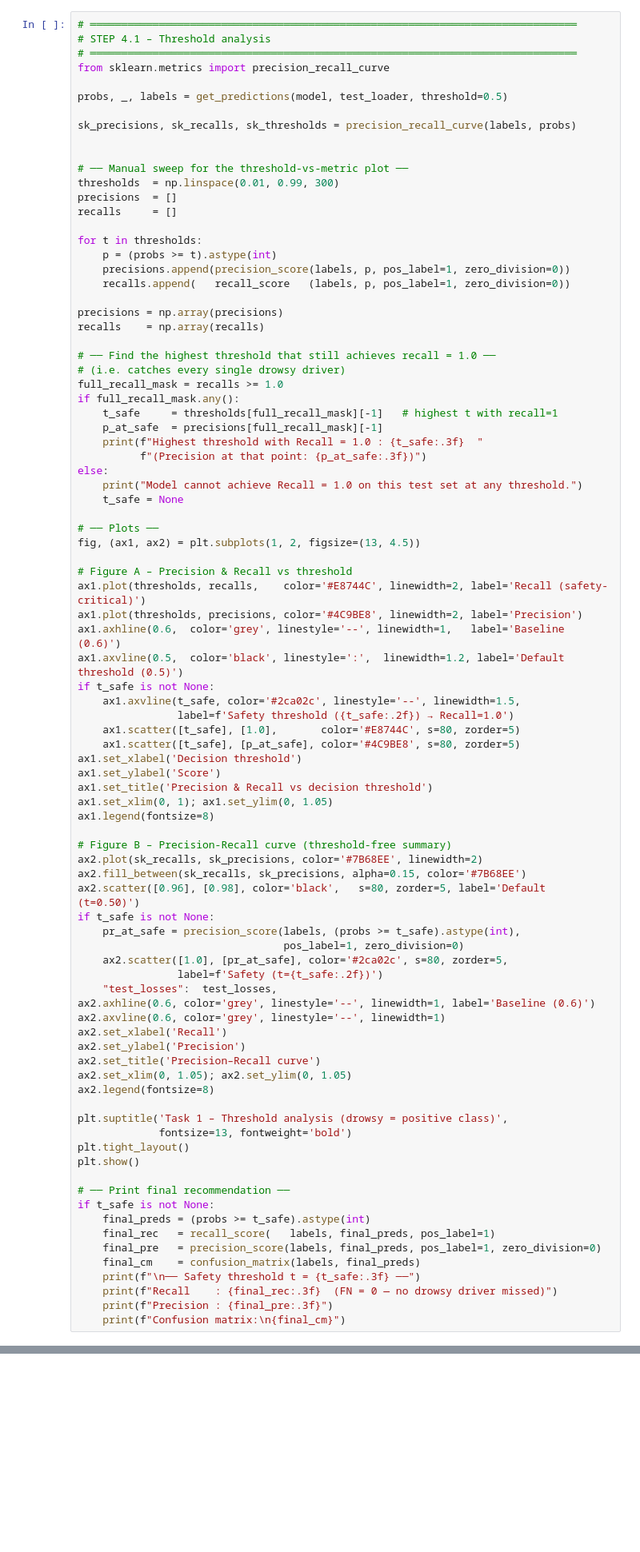
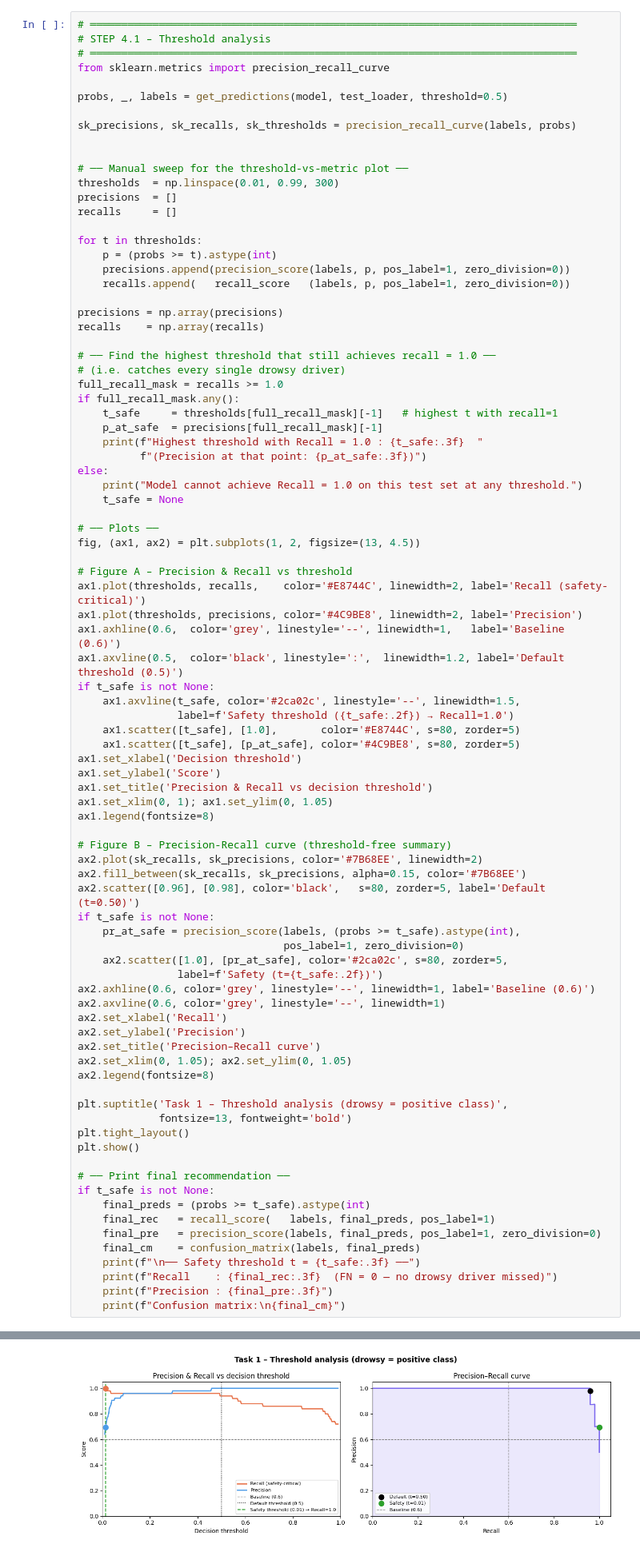
Before and after one commit to ricteland/-2AMM10-A2-Evangelists, a Jupyter notebook: assignment2_skeleton.ipynb, the cells around one changed output, grey strips where cells are left out. Shown at 80% size. Drawn from its saved outputs; the diff is of its cells as text; blank space fills up the shorter version.

```diff
--- a/assignment2_skeleton.ipynb
+++ b/assignment2_skeleton.ipynb
@@ -791,7 +804,6 @@ if t_safe is not None:
                                  pos_label=1, zero_division=0)
     ax2.scatter([1.0], [pr_at_safe], color='#2ca02c', s=80, zorder=5,
                 label=f'Safety (t={t_safe:.2f})')
-    "test_losses":  test_losses,
 ax2.axhline(0.6, color='grey', linestyle='--', linewidth=1, label='Baseline (0.6)')
 ax2.axvline(0.6, color='grey', linestyle='--', linewidth=1)
 ax2.set_xlabel('Recall')
@@ -819,0 +832 @@ SyntaxError: illegal target for annotation (2610153470.py, line 64)
+[figure, added]
```
Also changed, not shown: parts of 15 cells of this notebook, 4 other files.
